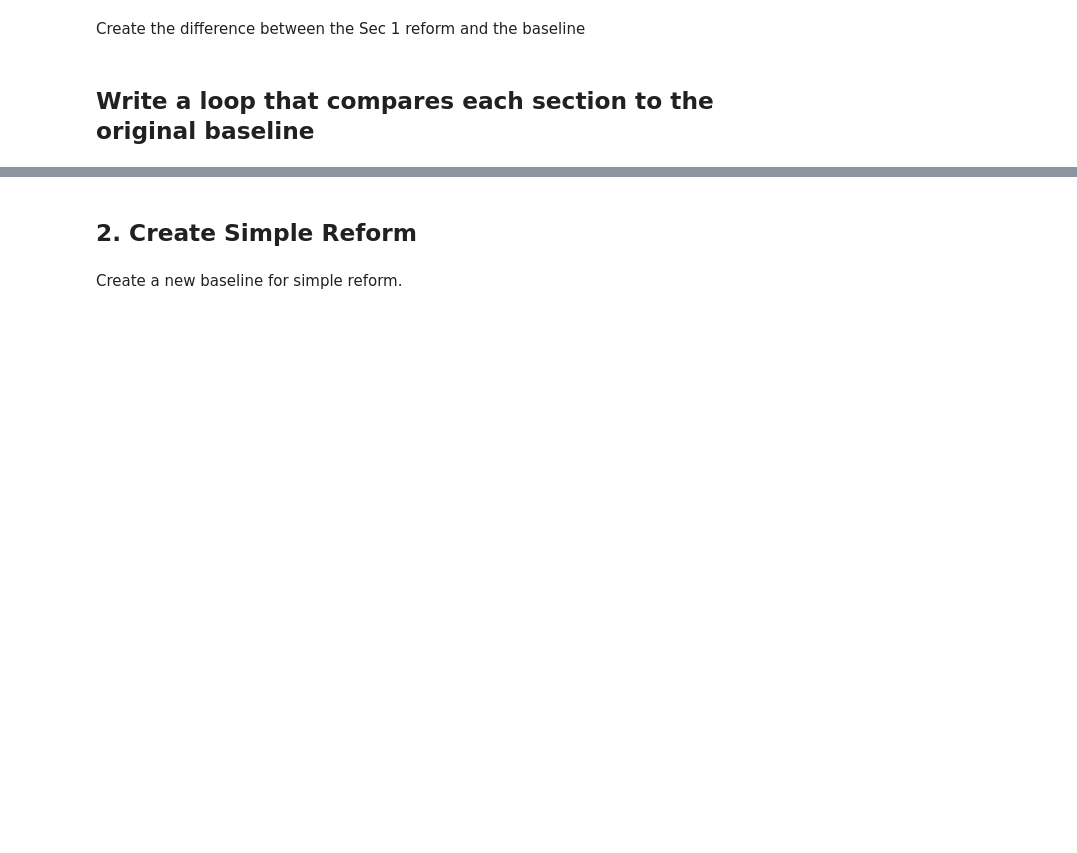
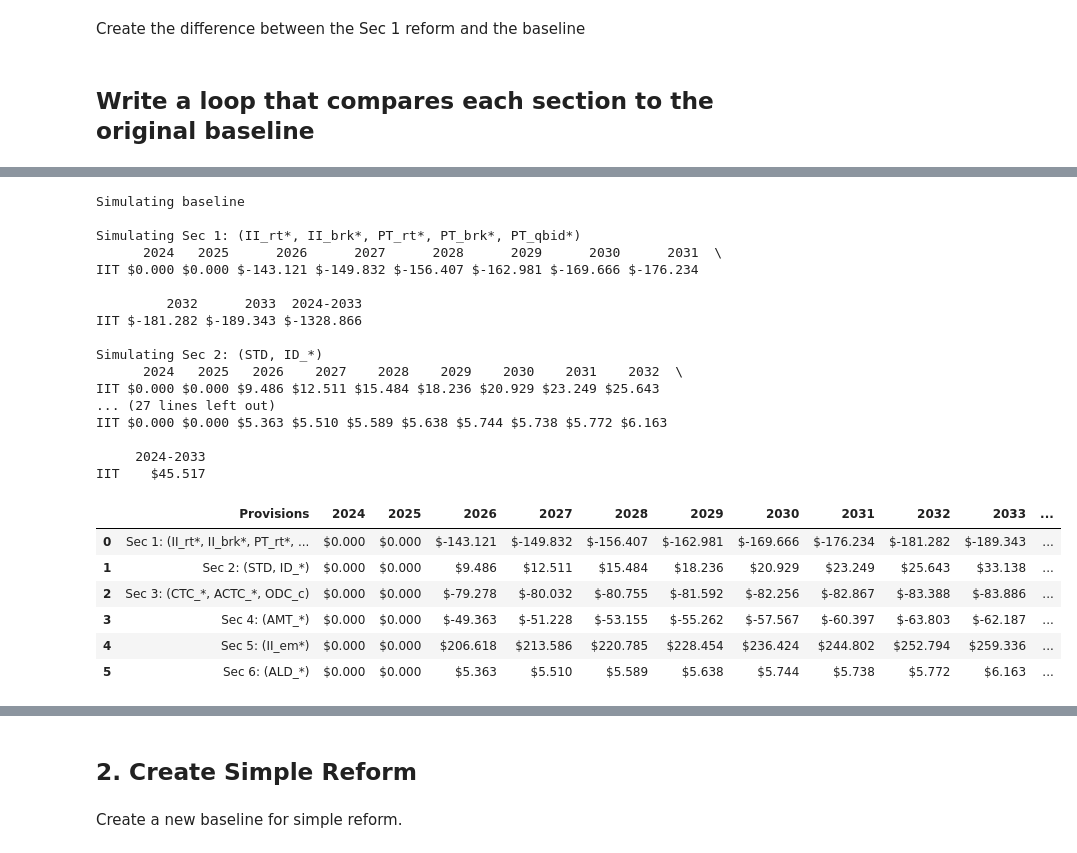
Before and after one commit to OpenSourceEcon/TCJAperm, a Jupyter notebook: taxcalc_test.ipynb, the cells around one changed output, grey strips where cells are left out. Saved outputs shown, nothing was run; the diff lists cells and outputs as text; code cells hidden in the pictures; blank space fills up the shorter version.

```diff
--- a/taxcalc_test.ipynb
+++ b/taxcalc_test.ipynb
@@ -297,0 +321,79 @@ KeyError: '2024'
+# %%
+# Create blank pandas dataframe with columns ["Provisions", "2024", "2025",..., "2033", "2024-2033"]
+diff_df = pd.DataFrame(
+    columns=[
+        "Provisions", "2024", "2025", "2026", "2027", "2028", "2029", "2030",
+        "2031", "2032", "2033", "2024-2033"
+    ]
+)
+
+print("")
+print("Simulating baseline")
+pol = tc.Policy()
+calc_base = tc.Calculator(policy=pol, records=recs)
+CYR = 2024
+calc_base.advance_to_year(CYR)
+calc_base.calc_all()
+rev_base = {'IIT': {}}
+for t in range(2024, 2034):
+    calc_base.advance_to_year(t)
+    calc_base.calc_all()
+    rev_base['IIT'][str(t)] = calc_base.weighted_total('iitax')
+
+rev_base_df = pd.DataFrame.from_dict(rev_base).T
+
+# Simulate each reform
+for i,tpl in enumerate(sec_ref1_list):
+    print("")
+    print("Simulating " + tpl[0])
+    params_ref = pol.read_json_reform(tpl[1])
+    pol.implement_reform(params_ref)
+    calc_ref = tc.Calculator(policy=pol, records=recs)
+
+    rev_ref = {'IIT': {}}
+    for t in range(2024, 2034):
+        calc_ref.advance_to_year(t)
+        calc_ref.calc_all()
+        rev_ref['IIT'][str(t)] = calc_ref.weighted_total('iitax')
+
+    rev_ref_df = pd.DataFrame.from_dict(rev_ref).T
+    diff_sec_df = (rev_ref_df - rev_base_df) * 1e-9  # in $ billions
+    pd.options.display.float_format = '${:.3f}'.format
+    diff_sec_df['2024-2033'] = diff_sec_df.sum(axis=1)
+    print(diff_sec_df)
+    diff_df.loc[i, "Provisions"] = tpl[0]
+    numeric_columns = [
+        "2024", "2025", "2026", "2027", "2028", "2029", "2030", "2031", "2032",
+        "2033", "2024-2033"
+    ]
+    for col in numeric_columns:
+        diff_df.loc[i, col] = diff_sec_df.loc["IIT", col]
+
+    rev_base_df = rev_ref_df.copy()
+
+diff_df
+# %% [output]
+Simulating baseline
+
+Simulating Sec 1: (II_rt*, II_brk*, PT_rt*, PT_brk*, PT_qbid*)
+      2024   2025      2026      2027      2028      2029      2030      2031  \
+IIT $0.000 $0.000 $-143.121 $-149.832 $-156.407 $-162.981 $-169.666 $-176.234
+
+         2032      2033  2024-2033
+IIT $-181.282 $-189.343 $-1328.866
+
+Simulating Sec 2: (STD, ID_*)
+      2024   2025   2026    2027    2028    2029    2030    2031    2032  \
+IIT $0.000 $0.000 $9.486 $12.511 $15.484 $18.236 $20.929 $23.249 $25.643
+... (27 lines left out)
+IIT $0.000 $0.000 $5.363 $5.510 $5.589 $5.638 $5.744 $5.738 $5.772 $6.163
+
+     2024-2033
+IIT    $45.517
+|  | Provisions | 2024 | 2025 | 2026 | 2027 | 2028 | 2029 | 2030 | 2031 | 2032 | 2033 | ... |
+| 0 | Sec 1: (II_rt*, II_brk*, PT_rt*, ... | $0.000 | $0.000 | $-143.121 | $-149.832 | $-156.407 | $-162.981 | $-169.666 | $-176.234 | $-181.282 | $-189.343 | ... |
+| 1 | Sec 2: (STD, ID_*) | $0.000 | $0.000 | $9.486 | $12.511 | $15.484 | $18.236 | $20.929 | $23.249 | $25.643 | $33.138 | ... |
+| 2 | Sec 3: (CTC_*, ACTC_*, ODC_c) | $0.000 | $0.000 | $-79.278 | $-80.032 | $-80.755 | $-81.592 | $-82.256 | $-82.867 | $-83.388 | $-83.886 | ... |
+| 3 | Sec 4: (AMT_*) | $0.000 | $0.000 | $-49.363 | $-51.228 | $-53.155 | $-55.262 | $-57.567 | $-60.397 | $-63.803 | $-62.187 | ... |
+| 4 | Sec 5: (II_em*) | $0.000 | $0.000 | $206.618 | $213.586 | $220.785 | $228.454 | $236.424 | $244.802 | $252.794 | $259.336 | ... |
+| 5 | Sec 6: (ALD_*) | $0.000 | $0.000 | $5.363 | $5.510 | $5.589 | $5.638 | $5.744 | $5.738 | $5.772 | $6.163 | ... |
```
Also changed, not shown: parts of 6 cells of this notebook, 1 other file.
